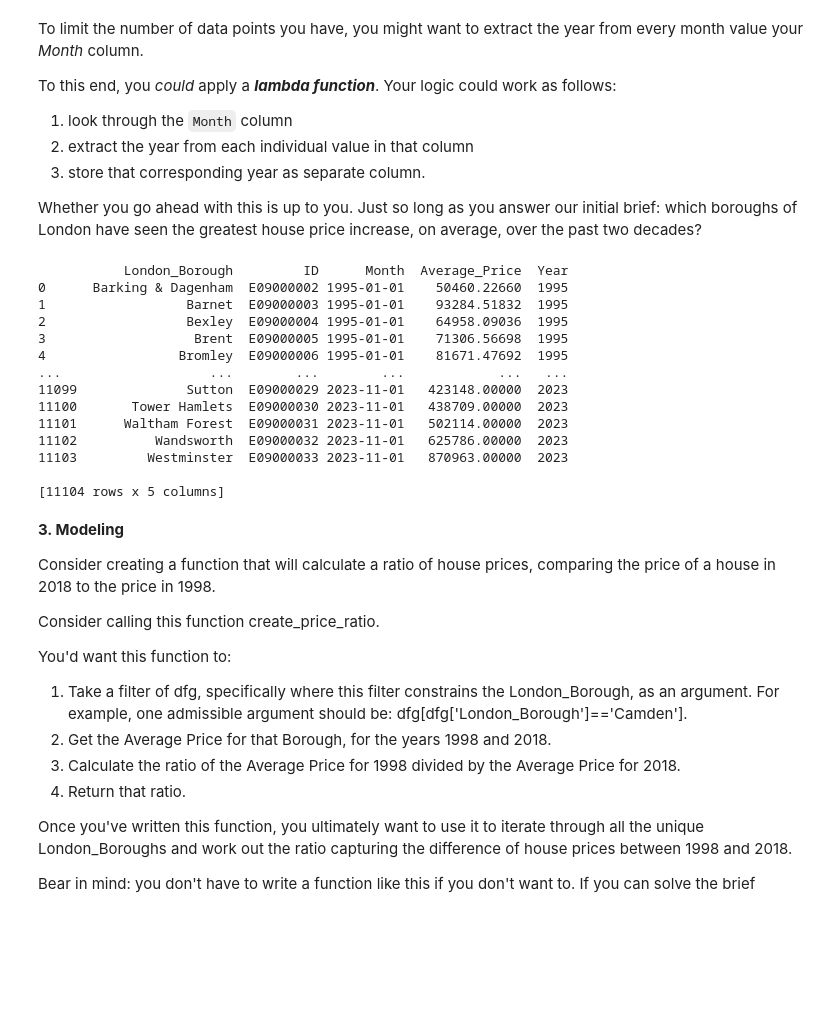
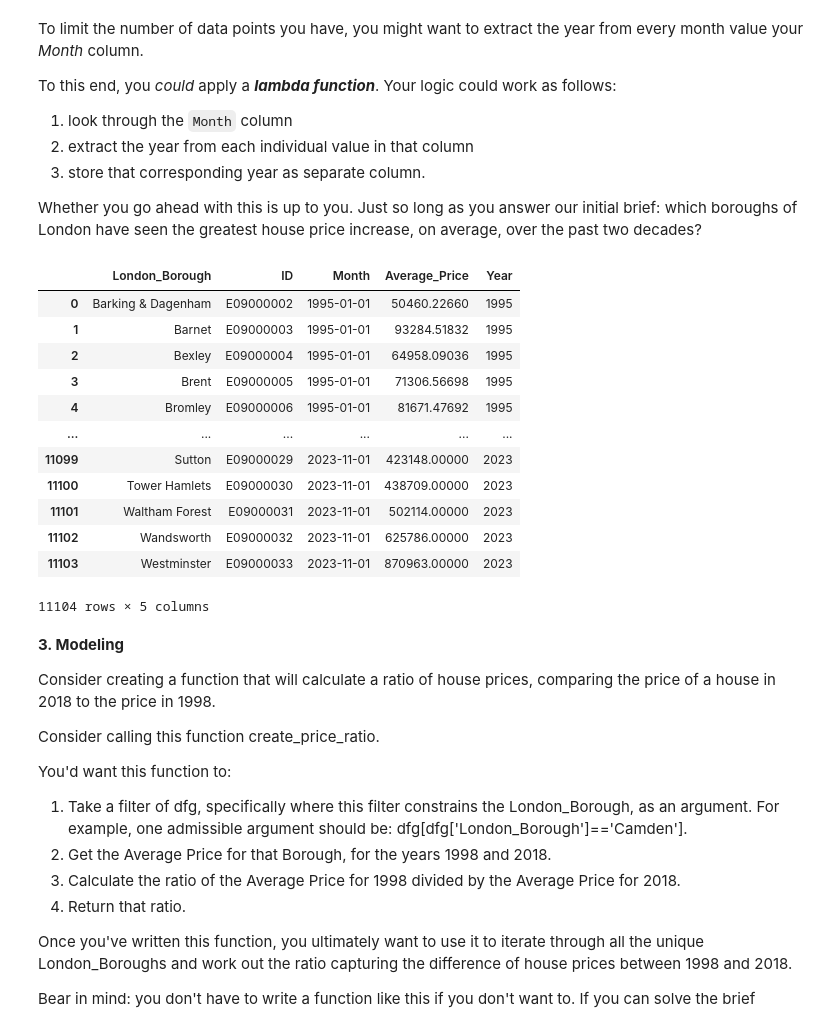
Before and after one commit to drogatti/Springboard, a Jupyter notebook: Unit4Challenge-Tier3-AlessandroGatti.ipynb, the cells around one changed output. Saved outputs shown, nothing was run; the diff lists cells and outputs as text; code cells hidden in the pictures; blank space fills up the shorter version.

```diff
--- a/Unit4Challenge-Tier3-AlessandroGatti.ipynb
+++ b/Unit4Challenge-Tier3-AlessandroGatti.ipynb
@@ -207,22 +249,21 @@ Whether you go ahead with this is up to you. Just so long as you answer our init
 # %%
 #Did not use lambda function to do this
 properties['Year'] = properties['Month'].dt.year
-print(properties)
+properties
 # %% [output]
+|  | London_Borough | ID | Month | Average_Price | Year |
+| 0 | Barking & Dagenham | E09000002 | 1995-01-01 | 50460.22660 | 1995 |
+| 1 | Barnet | E09000003 | 1995-01-01 | 93284.51832 | 1995 |
+| 2 | Bexley | E09000004 | 1995-01-01 | 64958.09036 | 1995 |
+| 3 | Brent | E09000005 | 1995-01-01 | 71306.56698 | 1995 |
+| 4 | Bromley | E09000006 | 1995-01-01 | 81671.47692 | 1995 |
+| ... | ... | ... | ... | ... | ... |
+| 11099 | Sutton | E09000029 | 2023-11-01 | 423148.00000 | 2023 |
+| 11100 | Tower Hamlets | E09000030 | 2023-11-01 | 438709.00000 | 2023 |
+| 11101 | Waltham Forest | E09000031 | 2023-11-01 | 502114.00000 | 2023 |
+| 11102 | Wandsworth | E09000032 | 2023-11-01 | 625786.00000 | 2023 |
+| 11103 | Westminster | E09000033 | 2023-11-01 | 870963.00000 | 2023 |
-           London_Borough         ID      Month  Average_Price  Year
-0      Barking & Dagenham  E09000002 1995-01-01    50460.22660  1995
-1                  Barnet  E09000003 1995-01-01    93284.51832  1995
-2                  Bexley  E09000004 1995-01-01    64958.09036  1995
-3                   Brent  E09000005 1995-01-01    71306.56698  1995
-4                 Bromley  E09000006 1995-01-01    81671.47692  1995
-...                   ...        ...        ...            ...   ...
-11099              Sutton  E09000029 2023-11-01   423148.00000  2023
-11100       Tower Hamlets  E09000030 2023-11-01   438709.00000  2023
-11101      Waltham Forest  E09000031 2023-11-01   502114.00000  2023
-11102          Wandsworth  E09000032 2023-11-01   625786.00000  2023
-11103         Westminster  E09000033 2023-11-01   870963.00000  2023
-
-[11104 rows x 5 columns]
+11104 rows × 5 columns
 # %% [markdown]
 **3. Modeling**
 
```
Also changed, not shown: parts of 7 cells of this notebook.
